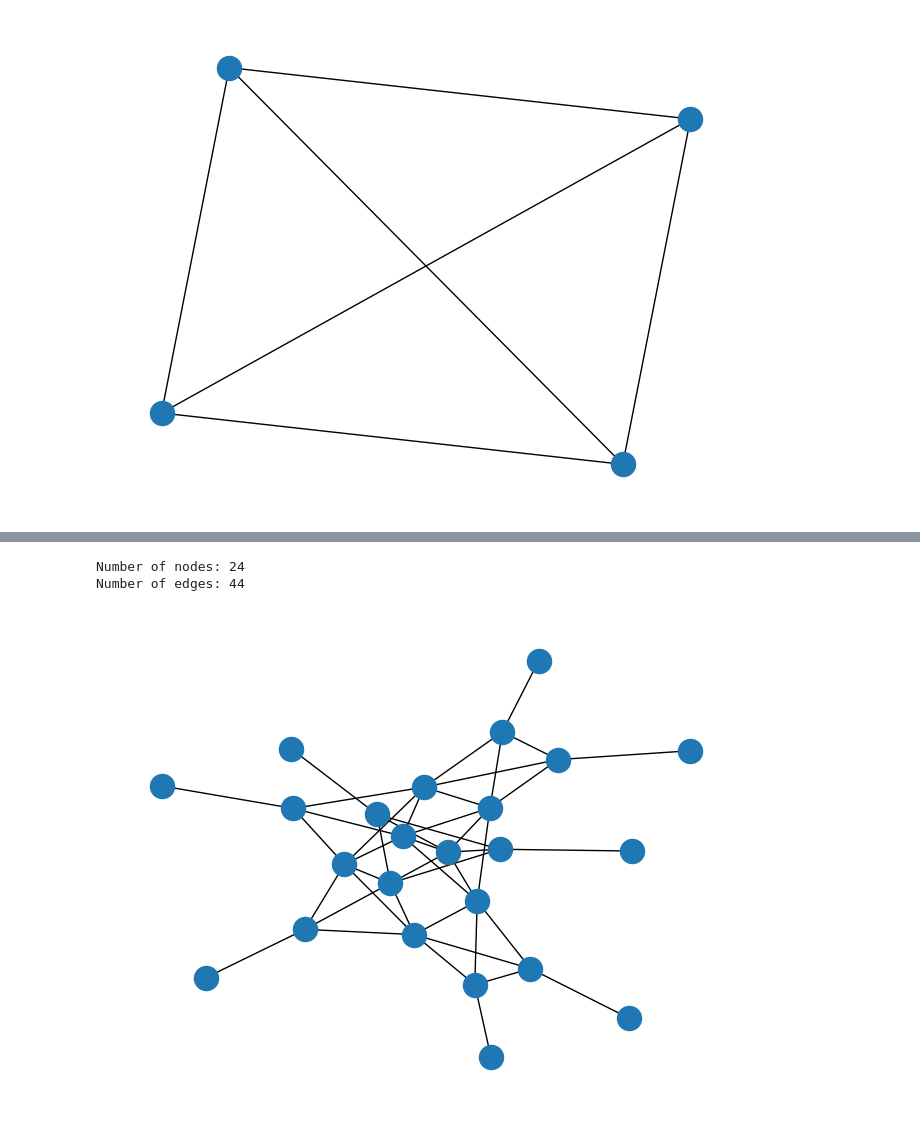
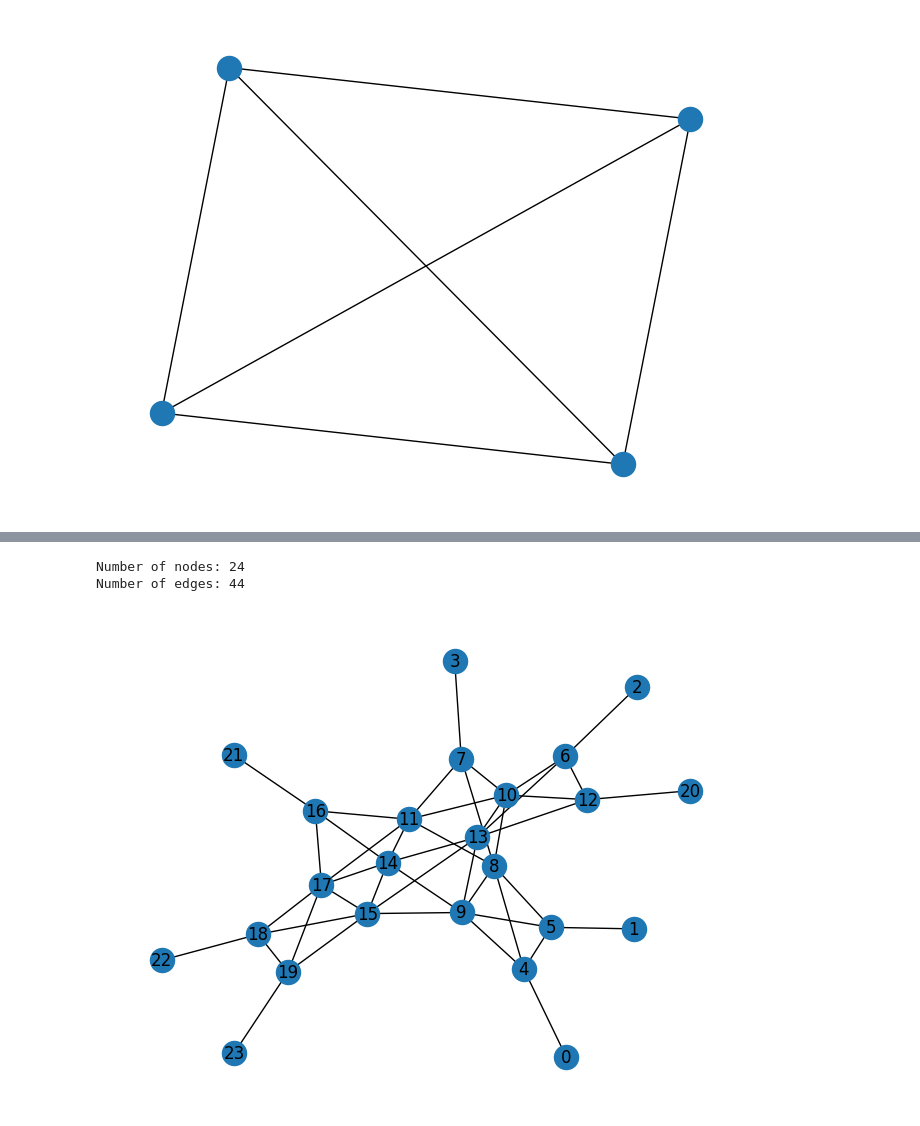
Before and after one commit to richardm1234/stepDependentSlicing_AQC, a Jupyter notebook: demo.ipynb, the cells around one changed output, grey strips where cells are left out. Saved outputs shown, nothing was run; the diff lists cells and outputs as text; code cells hidden in the pictures.

```diff
--- a/demo.ipynb
+++ b/demo.ipynb
@@ -34,9 +27,9 @@ Total gates: 14
 # %%
 LG = g.convertToLineGraph(circuit)
-nx.draw(LG)
+nx.draw(LG, with_labels=True)
 print(f"Number of nodes: {LG.number_of_nodes()}")
 print(f"Number of edges: {LG.number_of_edges()}")
 # %% [output]
 Number of nodes: 24
 Number of edges: 44
-[figure, old version]
+[figure, new version]
```
Also changed, not shown: parts of 9 cells of this notebook, 1 other file.
